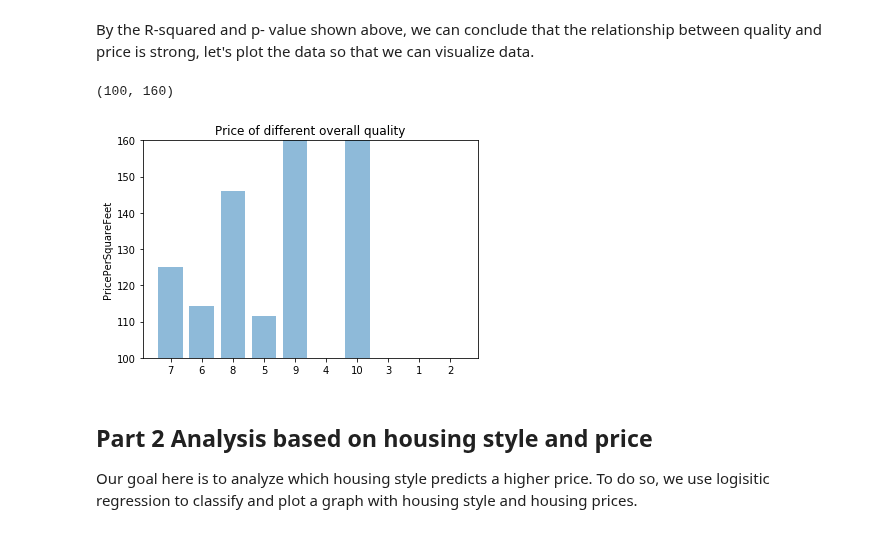
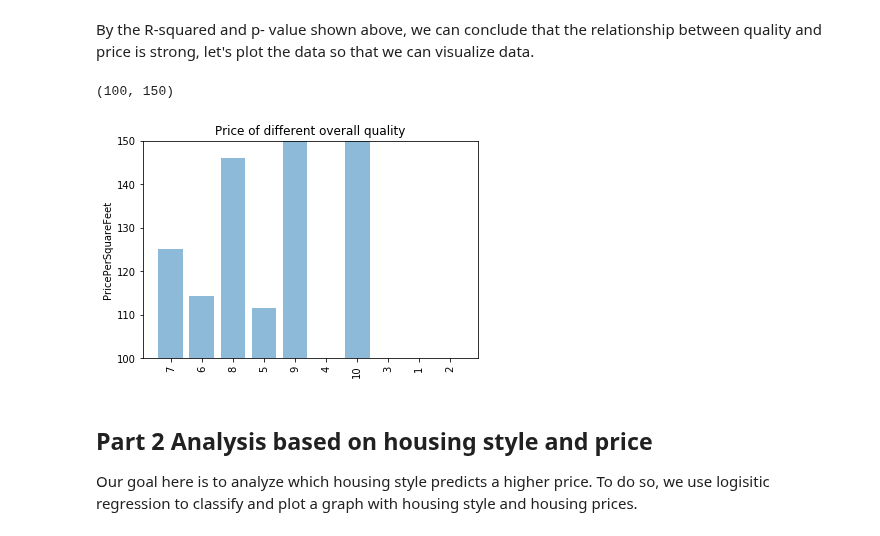
Before and after one commit to muh005/Housing-Price-Analysis, a Jupyter notebook: FinalProject.ipynb, the cells around one changed output. Saved outputs shown, nothing was run; the diff lists cells and outputs as text; code cells hidden in the pictures.

```diff
--- a/FinalProject.ipynb
+++ b/FinalProject.ipynb
@@ -117,18 +117,20 @@ Warnings:
 By the R-squared and p- value shown above, we can conclude that the relationship between quality and price is strong, let's plot the data so that we can visualize data.
 # %%
 avg = []
+x = df['OverallQual'].unique()
 for type in df['OverallQual'].unique():
     avg.append(df[df['OverallQual'] == type]['PricePerSquare'].mean())
-y_pos = np.arange(len(df['OverallQual'].unique()))
+#avg, x = zip(*sorted(zip(avg, x)))
+y_pos = np.arange(len(x))
 plt.bar(y_pos, avg, align='center', alpha=0.5)
-plt.xticks(y_pos,  df['OverallQual'].unique())
+plt.xticks(y_pos,  df['OverallQual'].unique(), rotation = 90)
 plt.ylabel('PricePerSquareFeet')
 plt.title('Price of different overall quality')
 axes = plt.gca()
-axes.set_ylim([100,160])
+axes.set_ylim([100,150])
 # %% [output]
-(100, 160)
+(100, 150)
-[figure, old version]
+[figure, new version]
 # %% [markdown]
 ## Part 2 Analysis based on housing style and price
 
```
Also changed, not shown: parts of 3 cells of this notebook.
